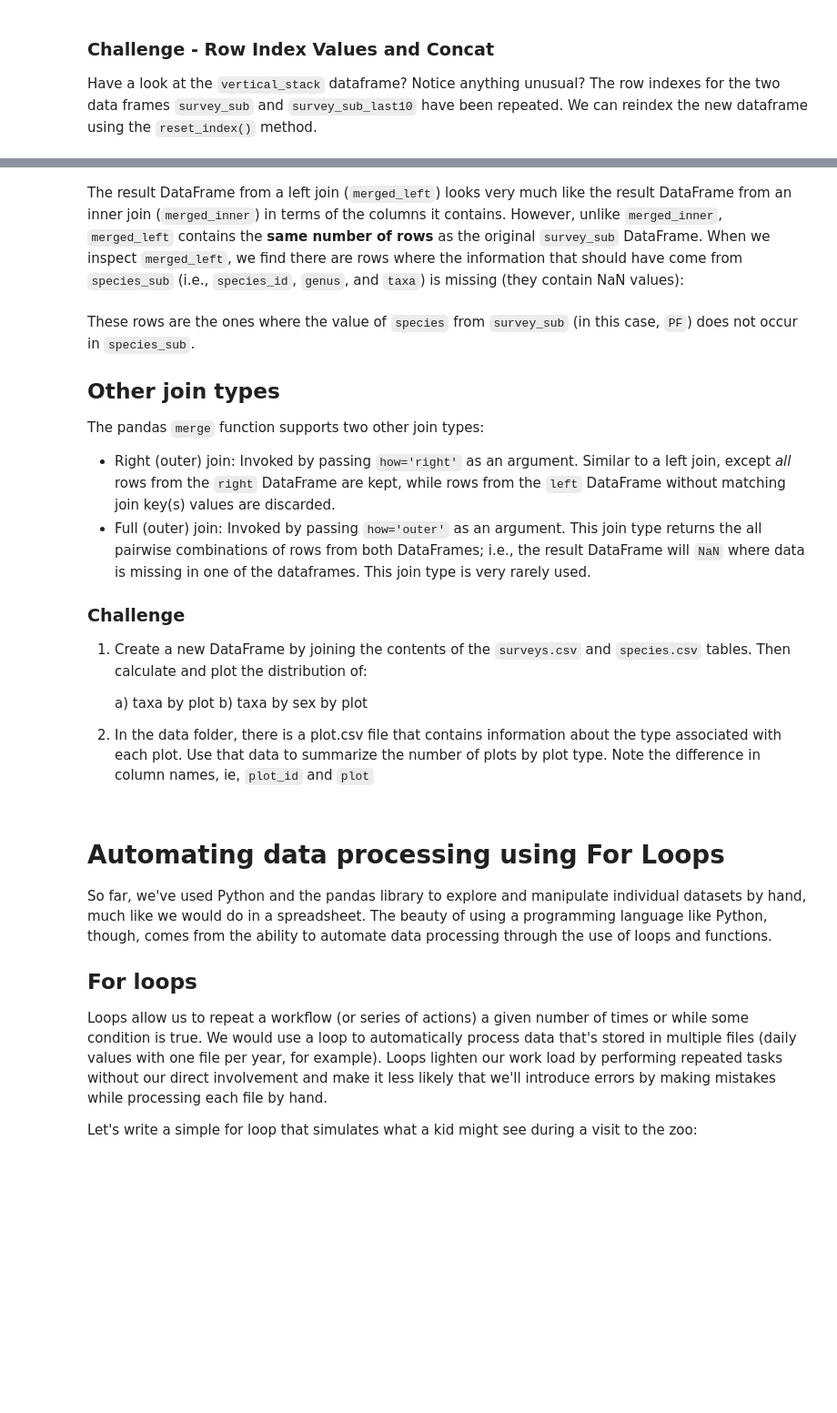
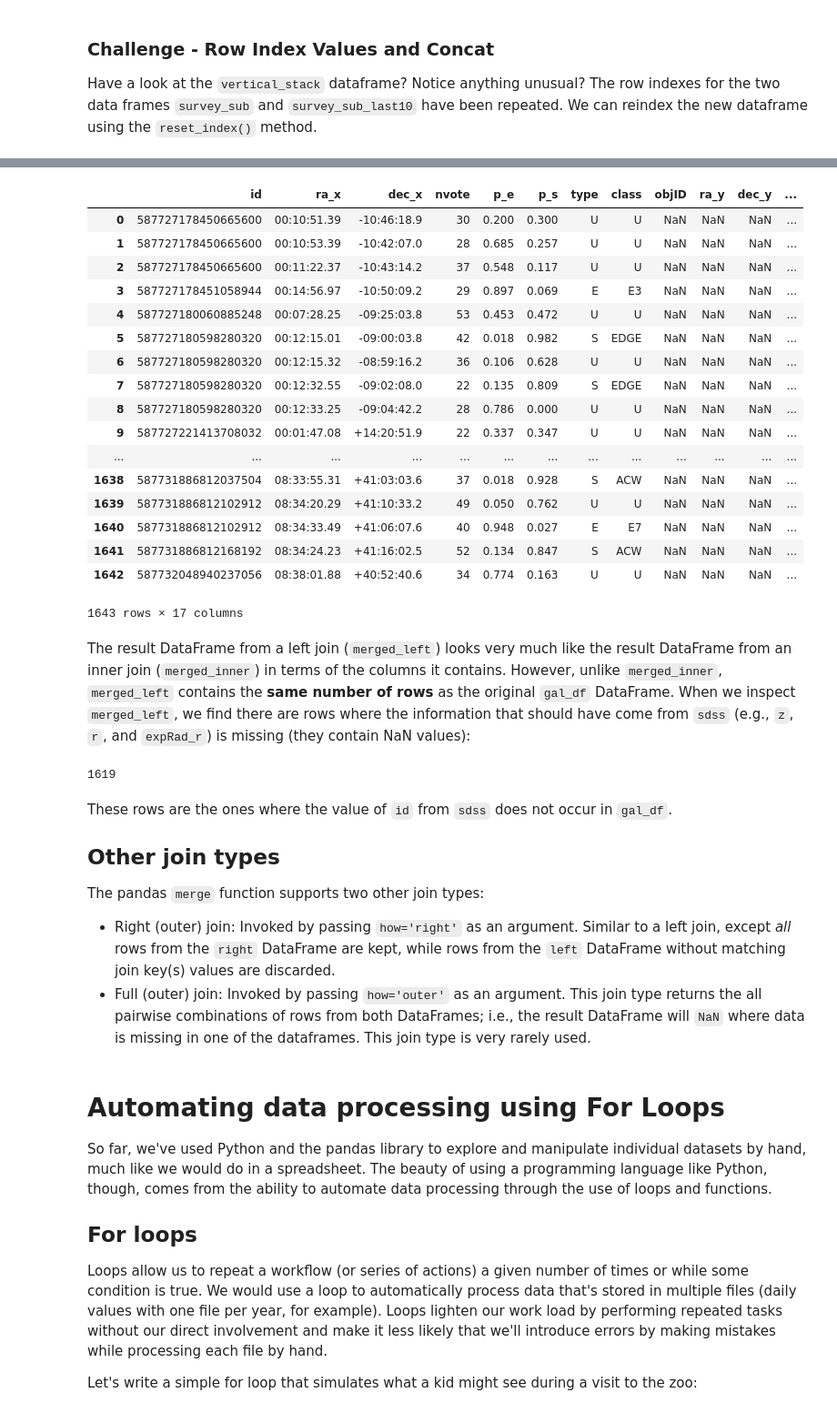
Before and after one commit to ADACS-Australia/Face-to-Face, a Jupyter notebook: Pawsey_Roadshow_MAR2017/Intro_to_pandas_answers.ipynb, the cells around one changed output, grey strips where cells are left out. Shown: that part at 91% size. Cells and saved outputs as stored; diff of their text form; code cells hidden in the pictures; blank space fills up the shorter version.

Commit message:
adjusted lesson for astronomy data

````diff
--- a/Pawsey_Roadshow_MAR2017/Intro_to_pandas_answers.ipynb
+++ b/Pawsey_Roadshow_MAR2017/Intro_to_pandas_answers.ipynb
@@ -977,9 +793,10 @@ gal_df.dtypes
 sdss.dtypes
 ```
 # %%
-gal_df = pd.read_csv('surveys.csv',
+import pandas as pd
+gal_df = pd.read_csv('GalaxyZooSub.csv',
+                         keep_default_na=False, na_values=["NA"])
+sdss = pd.read_csv('SDSS_blue_centre_query.csv',
                          keep_default_na=False, na_values=[""])
-sdss = pd.read_csv('species.csv',
-                         keep_default_na=False, na_values=[""])
 # %%
 gal_df.dtypes
@@ -1194,22 +1047,42 @@ have values for the join key(s) in the `left` DataFrame.
 A left join is performed in pandas by calling the same `merge` function used for
 inner join, but using the `how='left'` argument:
 # %%
-merged_left = pd.merge(left=survey_sub,right=species_sub, how='left', left_on='species', right_on='species_id')
+merged_left = pd.merge(left=gal_df,right=sdss, left_on='id', right_on='objID', how='left')
 
 merged_left
+# %% [output]
+|  | id | ra_x | dec_x | nvote | p_e | p_s | type | class | objID | ra_y | dec_y | ... |
+| 0 | 587727178450665600 | 00:10:51.39 | -10:46:18.9 | 30 | 0.200 | 0.300 | U | U | NaN | NaN | NaN | ... |
+| 1 | 587727178450665600 | 00:10:53.39 | -10:42:07.0 | 28 | 0.685 | 0.257 | U | U | NaN | NaN | NaN | ... |
+| 2 | 587727178450665600 | 00:11:22.37 | -10:43:14.2 | 37 | 0.548 | 0.117 | U | U | NaN | NaN | NaN | ... |
+| 3 | 587727178451058944 | 00:14:56.97 | -10:50:09.2 | 29 | 0.897 | 0.069 | E | E3 | NaN | NaN | NaN | ... |
+| 4 | 587727180060885248 | 00:07:28.25 | -09:25:03.8 | 53 | 0.453 | 0.472 | U | U | NaN | NaN | NaN | ... |
+| 5 | 587727180598280320 | 00:12:15.01 | -09:00:03.8 | 42 | 0.018 | 0.982 | S | EDGE | NaN | NaN | NaN | ... |
+| 6 | 587727180598280320 | 00:12:15.32 | -08:59:16.2 | 36 | 0.106 | 0.628 | U | U | NaN | NaN | NaN | ... |
+| 7 | 587727180598280320 | 00:12:32.55 | -09:02:08.0 | 22 | 0.135 | 0.809 | S | EDGE | NaN | NaN | NaN | ... |
+| 8 | 587727180598280320 | 00:12:33.25 | -09:04:42.2 | 28 | 0.786 | 0.000 | U | U | NaN | NaN | NaN | ... |
+| 9 | 587727221413708032 | 00:01:47.08 | +14:20:51.9 | 22 | 0.337 | 0.347 | U | U | NaN | NaN | NaN | ... |
+| ... | ... | ... | ... | ... | ... | ... | ... | ... | ... | ... | ... | ... |
+| 1638 | 587731886812037504 | 08:33:55.31 | +41:03:03.6 | 37 | 0.018 | 0.928 | S | ACW | NaN | NaN | NaN | ... |
+| 1639 | 587731886812102912 | 08:34:20.29 | +41:10:33.2 | 49 | 0.050 | 0.762 | U | U | NaN | NaN | NaN | ... |
+| 1640 | 587731886812102912 | 08:34:33.49 | +41:06:07.6 | 40 | 0.948 | 0.027 | E | E7 | NaN | NaN | NaN | ... |
+| 1641 | 587731886812168192 | 08:34:24.23 | +41:16:02.5 | 52 | 0.134 | 0.847 | S | ACW | NaN | NaN | NaN | ... |
+| 1642 | 587732048940237056 | 08:38:01.88 | +40:52:40.6 | 34 | 0.774 | 0.163 | U | U | NaN | NaN | NaN | ... |
+1643 rows × 17 columns
 # %% [markdown]
 The result DataFrame from a left join (`merged_left`) looks very much like the
 result DataFrame from an inner join (`merged_inner`) in terms of the columns it
 contains. However, unlike `merged_inner`, `merged_left` contains the **same
-number of rows** as the original `survey_sub` DataFrame. When we inspect
+number of rows** as the original `gal_df` DataFrame. When we inspect
 `merged_left`, we find there are rows where the information that should have
-come from `species_sub` (i.e., `species_id`, `genus`, and `taxa`) is
+come from `sdss` (e.g., `z`, `r`, and `expRad_r`) is
 missing (they contain NaN values):
 # %%
-merged_left[ pd.isnull(merged_left.genus) ]
+len(merged_left[ pd.isnull(merged_left.z) ])
+# %% [output]
+1619
 # %% [markdown]
-These rows are the ones where the value of `species` from `survey_sub` (in this
-case, `PF`) does not occur in `species_sub`.
+These rows are the ones where the value of `id` from `sdss` does not occur in `gal_df`.
 
 
 ## Other join types
@@ -1224,17 +1097,6 @@ The pandas `merge` function supports two other join types:
   type returns the all pairwise combinations of rows from both DataFrames; i.e.,
   the result DataFrame will `NaN` where data is missing in one of the dataframes. This join type is
   very rarely used.
-
-### Challenge
-
-1) Create a new DataFrame by joining the contents of the `surveys.csv` and
-`species.csv` tables. Then calculate and plot the distribution of:
-
-    a) taxa by plot
-    b) taxa by sex by plot
-
-
-2) In the data folder, there is a plot.csv file that contains information about the type associated with each plot. Use that data to summarize the number of plots by plot type. Note the difference in column names, ie, `plot_id` and `plot`
 # %% [markdown]
 # Automating data processing using For Loops
 
````
Also changed, not shown: parts of 92 cells of this notebook, 2 other files.
